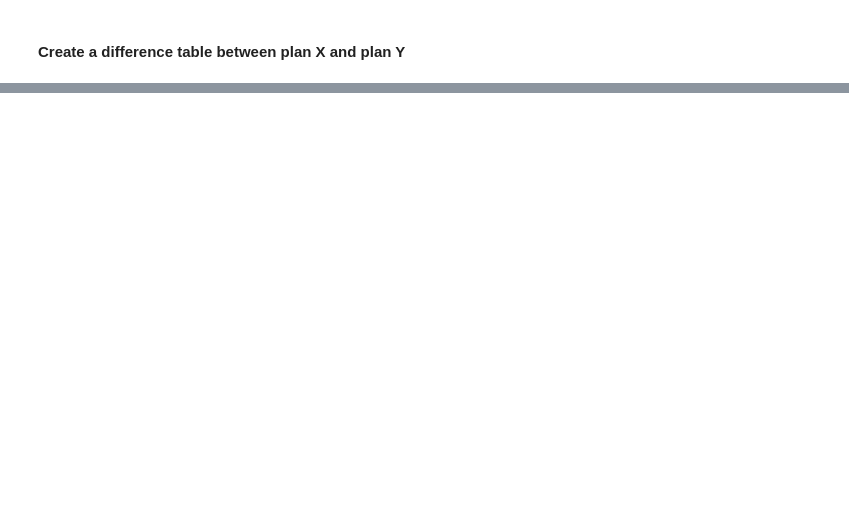
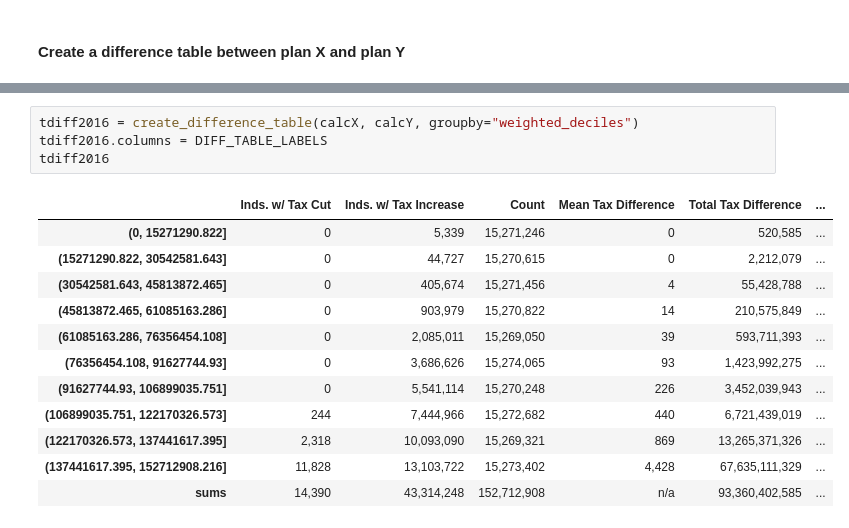
Before and after one commit to PSLmodels/Tax-Calculator, a Jupyter notebook: docs/notebooks/10_Minutes_to_Taxcalc.ipynb, the cells around one changed output, grey strips where cells are left out. Drawn from its saved outputs; the diff is of its cells as text; blank space fills up the shorter version.

```diff
--- a/docs/notebooks/10_Minutes_to_Taxcalc.ipynb
+++ b/docs/notebooks/10_Minutes_to_Taxcalc.ipynb
@@ -109,0 +150,17 @@ tdiff
+# %%
+tdiff2016 = create_difference_table(calcX, calcY, groupby="weighted_deciles")
+tdiff2016.columns = DIFF_TABLE_LABELS
+tdiff2016
+# %% [output]
+|  | Inds. w/ Tax Cut | Inds. w/ Tax Increase | Count | Mean Tax Difference | Total Tax Difference | ... |
+| (0, 15271290.822] | 0 | 5,339 | 15,271,246 | 0 | 520,585 | ... |
+| (15271290.822, 30542581.643] | 0 | 44,727 | 15,270,615 | 0 | 2,212,079 | ... |
+| (30542581.643, 45813872.465] | 0 | 405,674 | 15,271,456 | 4 | 55,428,788 | ... |
+| (45813872.465, 61085163.286] | 0 | 903,979 | 15,270,822 | 14 | 210,575,849 | ... |
+| (61085163.286, 76356454.108] | 0 | 2,085,011 | 15,269,050 | 39 | 593,711,393 | ... |
+| (76356454.108, 91627744.93] | 0 | 3,686,626 | 15,274,065 | 93 | 1,423,992,275 | ... |
+| (91627744.93, 106899035.751] | 0 | 5,541,114 | 15,270,248 | 226 | 3,452,039,943 | ... |
+| (106899035.751, 122170326.573] | 244 | 7,444,966 | 15,272,682 | 440 | 6,721,439,019 | ... |
+| (122170326.573, 137441617.395] | 2,318 | 10,093,090 | 15,269,321 | 869 | 13,265,371,326 | ... |
+| (137441617.395, 152712908.216] | 11,828 | 13,103,722 | 15,273,402 | 4,428 | 67,635,111,329 | ... |
+| sums | 14,390 | 43,314,248 | 152,712,908 | n/a | 93,360,402,585 | ... |
```
Also changed, not shown: parts of 23 cells of this notebook, 2 other files.
